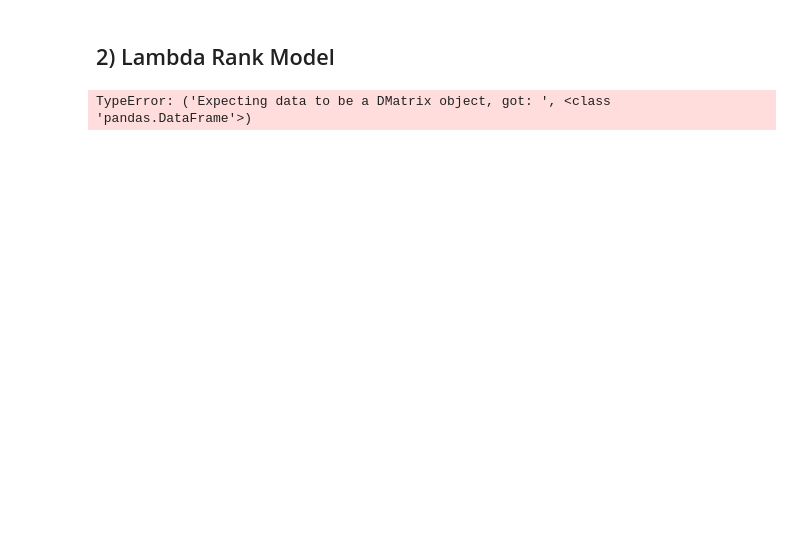
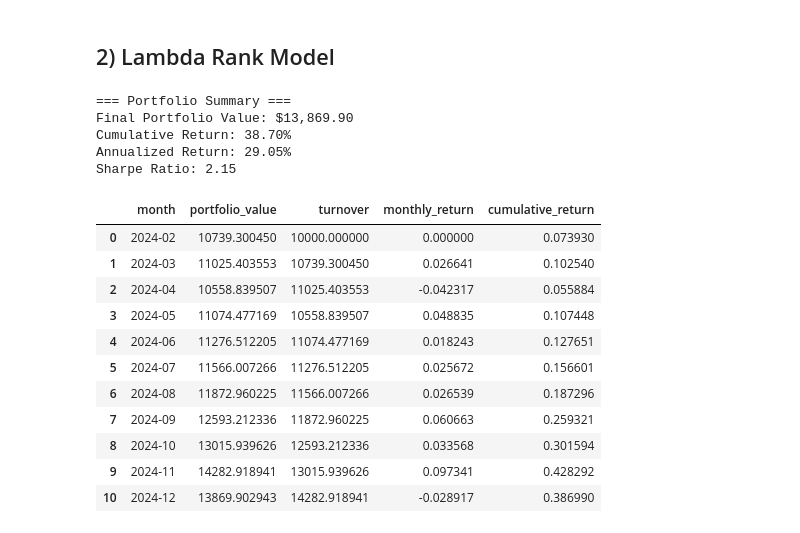
Before and after one commit to asacco-97/multimodal-stock-ranking, a Jupyter notebook: notebooks/poc_model.ipynb, the cells around one changed output. Saved outputs shown, nothing was run; the diff lists cells and outputs as text; code cells hidden in the pictures; blank space fills up the shorter version.

```diff
--- a/notebooks/poc_model.ipynb
+++ b/notebooks/poc_model.ipynb
@@ -278,6 +286,38 @@ rank_model = xgb.train(
     num_boost_round=50
 )
 
-test['pred_rank'] = rank_model.predict(test[modeling_features])
+# Make predictions on test set
+y_test = test["return_t+28"]
+X_test = test[modeling_features]
+dtest = xgb.DMatrix(X_test, label=y_test, enable_categorical=True)
+test['pred_rank'] = rank_model.predict(dtest)
-# %% [output]
-TypeError: ('Expecting data to be a DMatrix object, got: ', <class 'pandas.DataFrame'>)
+# %%
+backtest_monthly_dollar(
+        test,
+        pred_col="pred_rank",
+        long_class=None,
+        top_pct=0.10,
+        price_col="close",
+        transaction_cost_bps=20,
+        initial_capital=10_000,
+        short_term_tax_rate=0.35
+        # monthly_contribution=1000
+)
+# %% [output]
+=== Portfolio Summary ===
+Final Portfolio Value: $13,869.90
+Cumulative Return: 38.70%
+Annualized Return: 29.05%
+Sharpe Ratio: 2.15
+|  | month | portfolio_value | turnover | monthly_return | cumulative_return |
+| 0 | 2024-02 | 10739.300450 | 10000.000000 | 0.000000 | 0.073930 |
+| 1 | 2024-03 | 11025.403553 | 10739.300450 | 0.026641 | 0.102540 |
+| 2 | 2024-04 | 10558.839507 | 11025.403553 | -0.042317 | 0.055884 |
+| 3 | 2024-05 | 11074.477169 | 10558.839507 | 0.048835 | 0.107448 |
+| 4 | 2024-06 | 11276.512205 | 11074.477169 | 0.018243 | 0.127651 |
+| 5 | 2024-07 | 11566.007266 | 11276.512205 | 0.025672 | 0.156601 |
+| 6 | 2024-08 | 11872.960225 | 11566.007266 | 0.026539 | 0.187296 |
+| 7 | 2024-09 | 12593.212336 | 11872.960225 | 0.060663 | 0.259321 |
+| 8 | 2024-10 | 13015.939626 | 12593.212336 | 0.033568 | 0.301594 |
+| 9 | 2024-11 | 14282.918941 | 13015.939626 | 0.097341 | 0.428292 |
+| 10 | 2024-12 | 13869.902943 | 14282.918941 | -0.028917 | 0.386990 |
```
Also changed, not shown: parts of 6 cells of this notebook.
